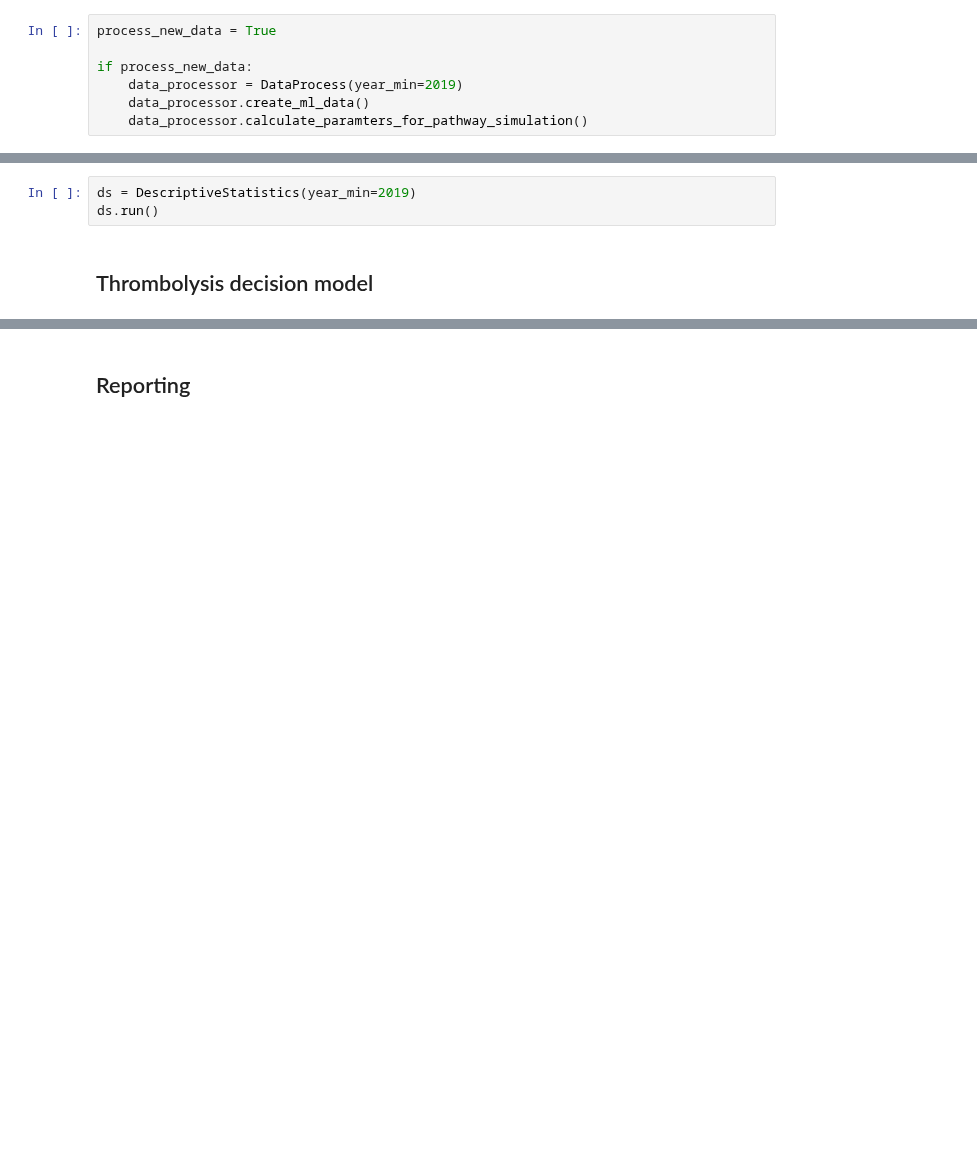
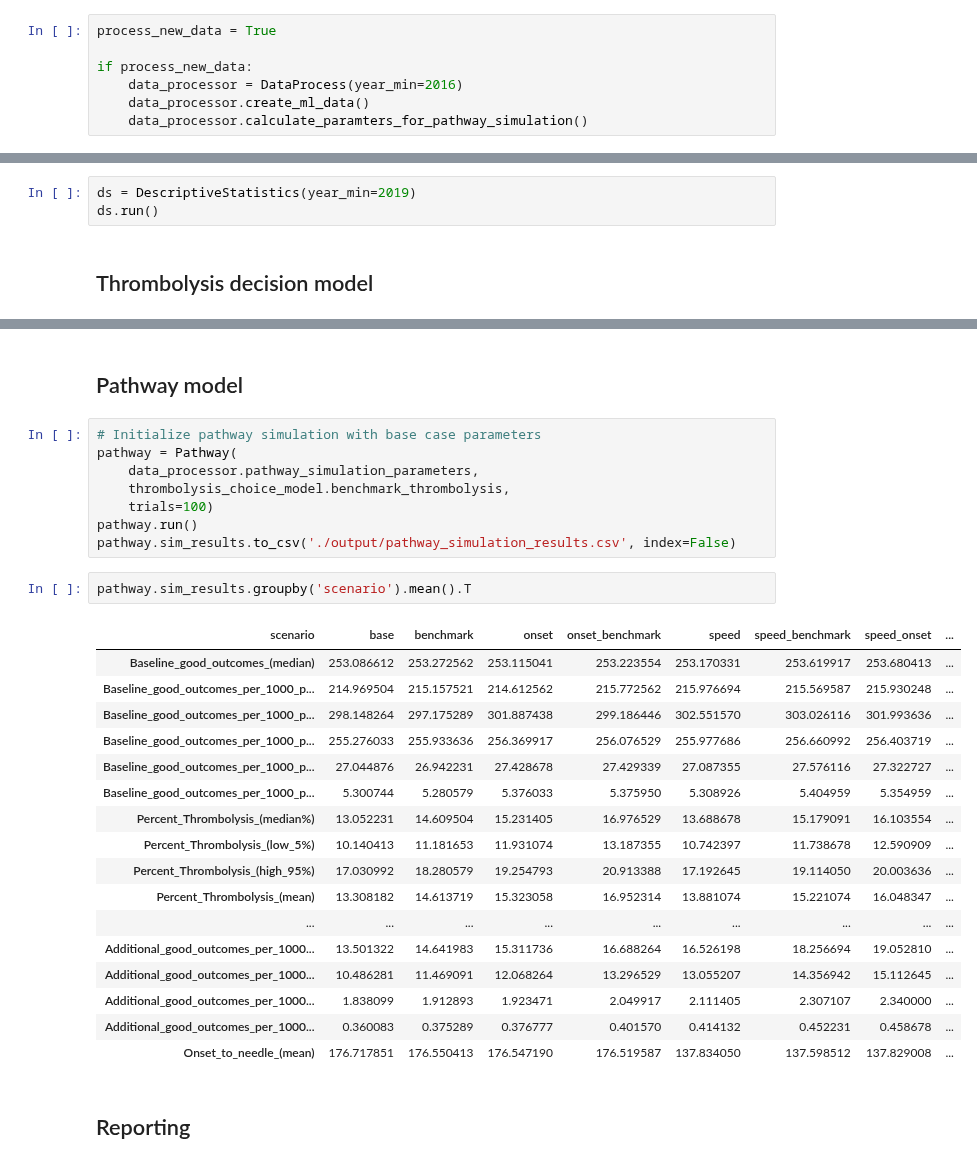
Before and after one commit to samuel-book/samuel_2_production, a Jupyter notebook: full_production_1.ipynb, the cells around one changed output, grey strips where cells are left out. Saved outputs shown, nothing was run; the diff lists cells and outputs as text; blank space fills up the shorter version.

Commit message:
Add pathway sim

```diff
--- a/full_production_1.ipynb
+++ b/full_production_1.ipynb
@@ -19,7 +20,7 @@ See 'data' folder for processing of raw data.
 process_new_data = True
 
 if process_new_data:
-    data_processor = DataProcess(year_min=2019)
+    data_processor = DataProcess(year_min=2016)
     data_processor.create_ml_data()
     data_processor.calculate_paramters_for_pathway_simulation()
 # %% [output]
@@ -45,3 +46,33 @@ Predicted thrombolysis: 0.301
+# %% [markdown]
+## Pathway model
+# %%
+# Initialize pathway simulation with base case parameters
+pathway = Pathway(
+    data_processor.pathway_simulation_parameters,
+    thrombolysis_choice_model.benchmark_thrombolysis,
+    trials=100)
+pathway.run()
+pathway.sim_results.to_csv('./output/pathway_simulation_results.csv', index=False)
+# %%
+pathway.sim_results.groupby('scenario').mean().T
+# %% [output]
+| scenario | base | benchmark | onset | onset_benchmark | speed | speed_benchmark | speed_onset | ... |
+| Baseline_good_outcomes_(median) | 253.086612 | 253.272562 | 253.115041 | 253.223554 | 253.170331 | 253.619917 | 253.680413 | ... |
+| Baseline_good_outcomes_per_1000_p... | 214.969504 | 215.157521 | 214.612562 | 215.772562 | 215.976694 | 215.569587 | 215.930248 | ... |
+| Baseline_good_outcomes_per_1000_p... | 298.148264 | 297.175289 | 301.887438 | 299.186446 | 302.551570 | 303.026116 | 301.993636 | ... |
+| Baseline_good_outcomes_per_1000_p... | 255.276033 | 255.933636 | 256.369917 | 256.076529 | 255.977686 | 256.660992 | 256.403719 | ... |
+| Baseline_good_outcomes_per_1000_p... | 27.044876 | 26.942231 | 27.428678 | 27.429339 | 27.087355 | 27.576116 | 27.322727 | ... |
+| Baseline_good_outcomes_per_1000_p... | 5.300744 | 5.280579 | 5.376033 | 5.375950 | 5.308926 | 5.404959 | 5.354959 | ... |
+| Percent_Thrombolysis_(median%) | 13.052231 | 14.609504 | 15.231405 | 16.976529 | 13.688678 | 15.179091 | 16.103554 | ... |
+| Percent_Thrombolysis_(low_5%) | 10.140413 | 11.181653 | 11.931074 | 13.187355 | 10.742397 | 11.738678 | 12.590909 | ... |
+| Percent_Thrombolysis_(high_95%) | 17.030992 | 18.280579 | 19.254793 | 20.913388 | 17.192645 | 19.114050 | 20.003636 | ... |
+| Percent_Thrombolysis_(mean) | 13.308182 | 14.613719 | 15.323058 | 16.952314 | 13.881074 | 15.221074 | 16.048347 | ... |
+| ... | ... | ... | ... | ... | ... | ... | ... | ... |
+| Additional_good_outcomes_per_1000... | 13.501322 | 14.641983 | 15.311736 | 16.688264 | 16.526198 | 18.256694 | 19.052810 | ... |
+| Additional_good_outcomes_per_1000... | 10.486281 | 11.469091 | 12.068264 | 13.296529 | 13.055207 | 14.356942 | 15.112645 | ... |
+| Additional_good_outcomes_per_1000... | 1.838099 | 1.912893 | 1.923471 | 2.049917 | 2.111405 | 2.307107 | 2.340000 | ... |
+| Additional_good_outcomes_per_1000... | 0.360083 | 0.375289 | 0.376777 | 0.401570 | 0.414132 | 0.452231 | 0.458678 | ... |
+| Onset_to_needle_(mean) | 176.717851 | 176.550413 | 176.547190 | 176.519587 | 137.834050 | 137.598512 | 137.829008 | ... |
 # %% [markdown]
 ## Reporting
 # %%
```
Also changed, not shown: parts of 3 cells of this notebook, 2 other files.
